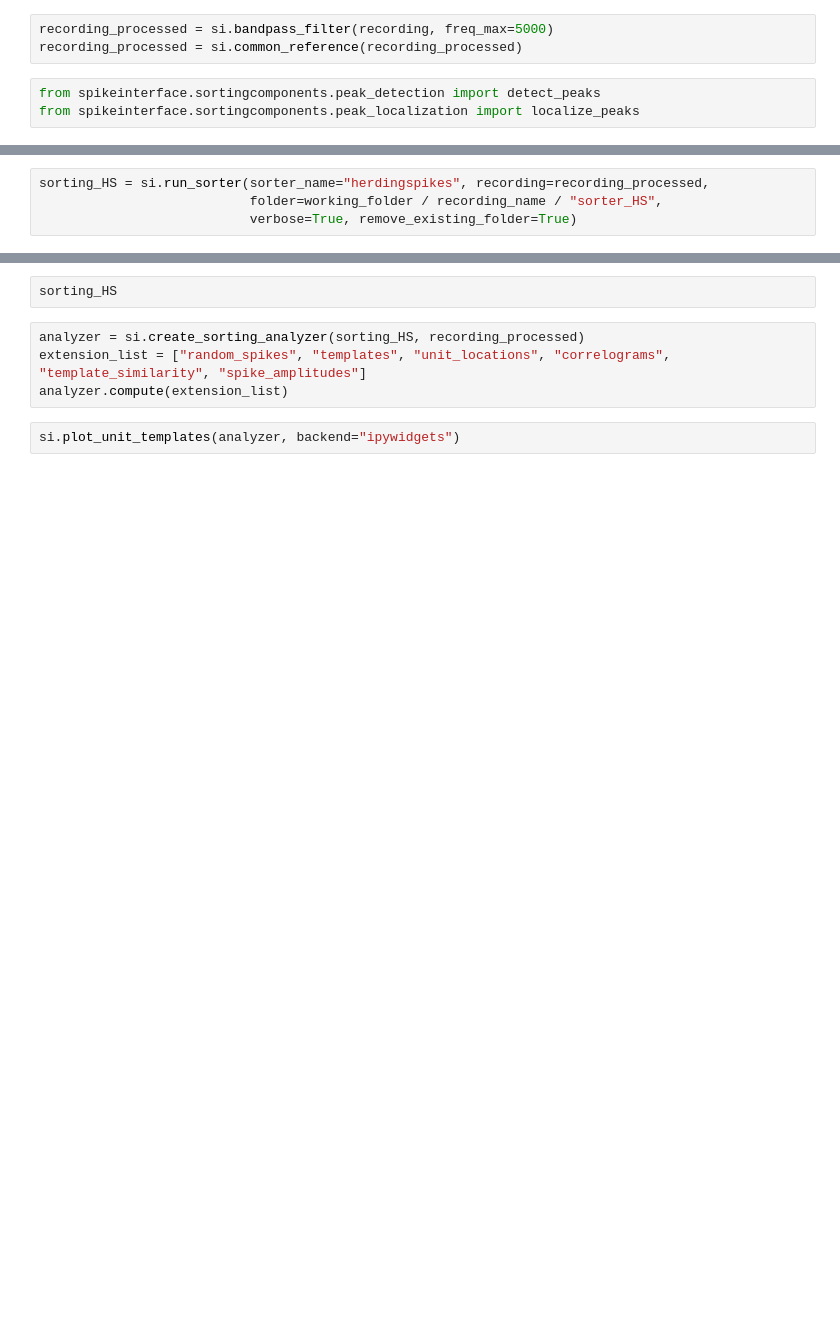
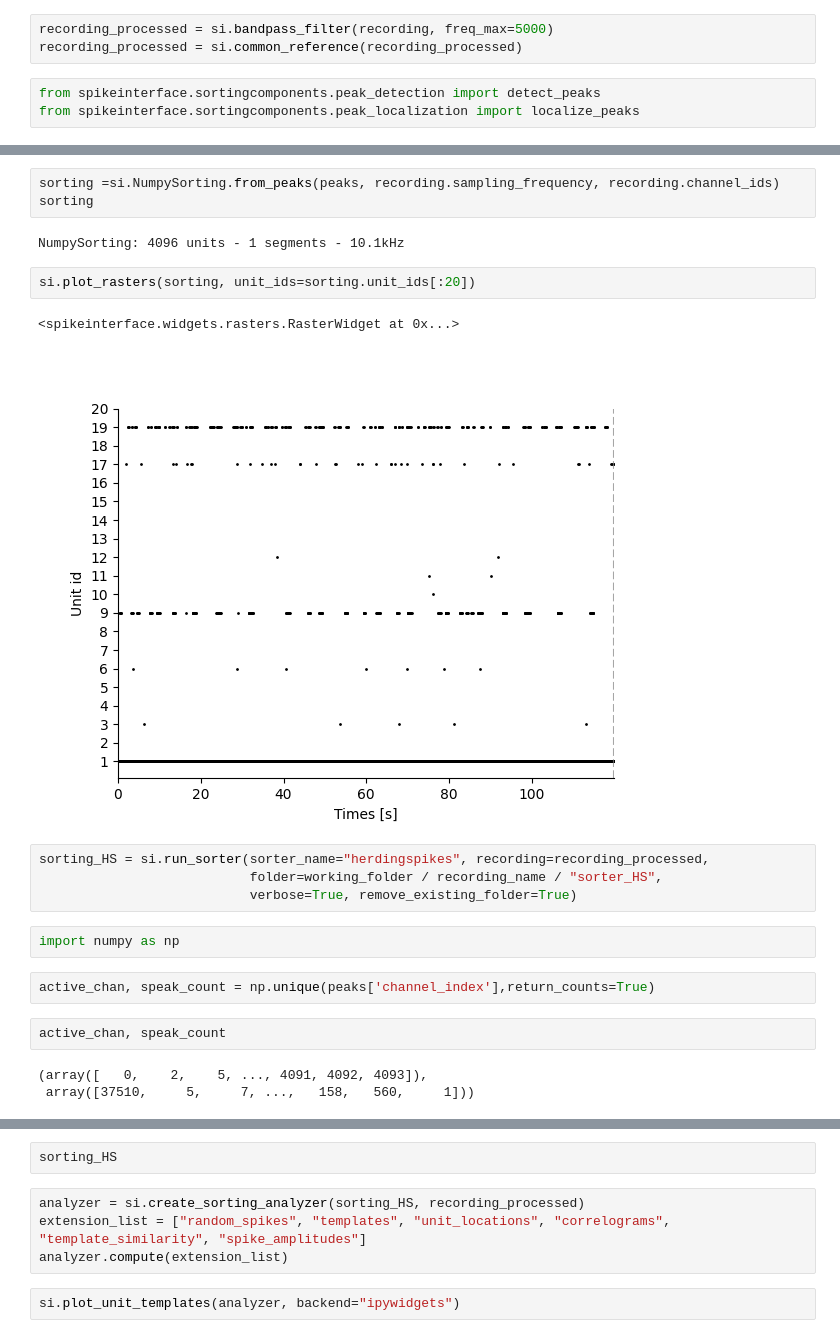
Before and after one commit to SpikeInterface/SpikeInterface-Training-Milan-Sept25, a Jupyter notebook: notebooks/invitro_notebook.ipynb, the cells around one changed output, grey strips where cells are left out. Cells and saved outputs as stored; diff of their text form; blank space fills up the shorter version.

```diff
--- a/notebooks/invitro_notebook.ipynb
+++ b/notebooks/invitro_notebook.ipynb
@@ -35,4 +86,23 @@ si.plot_peak_activity(recording, peaks, color_range=[0, 10])
+# %%
+sorting =si.NumpySorting.from_peaks(peaks, recording.sampling_frequency, recording.channel_ids)
+sorting
+# %% [output]
+NumpySorting: 4096 units - 1 segments - 10.1kHz
+# %%
+si.plot_rasters(sorting, unit_ids=sorting.unit_ids[:20])
+# %% [output]
+<spikeinterface.widgets.rasters.RasterWidget at 0x...>
+[figure, added]
 # %%
 sorting_HS = si.run_sorter(sorter_name="herdingspikes", recording=recording_processed,
                            folder=working_folder / recording_name / "sorter_HS",
                            verbose=True, remove_existing_folder=True)
+# %%
+import numpy as np
+# %%
+active_chan, speak_count = np.unique(peaks['channel_index'],return_counts=True)
+# %%
+active_chan, speak_count
+# %% [output]
+(array([   0,    2,    5, ..., 4091, 4092, 4093]),
+ array([37510,     5,     7, ...,   158,   560,     1]))
```
Also changed, not shown: parts of 12 cells of this notebook.
